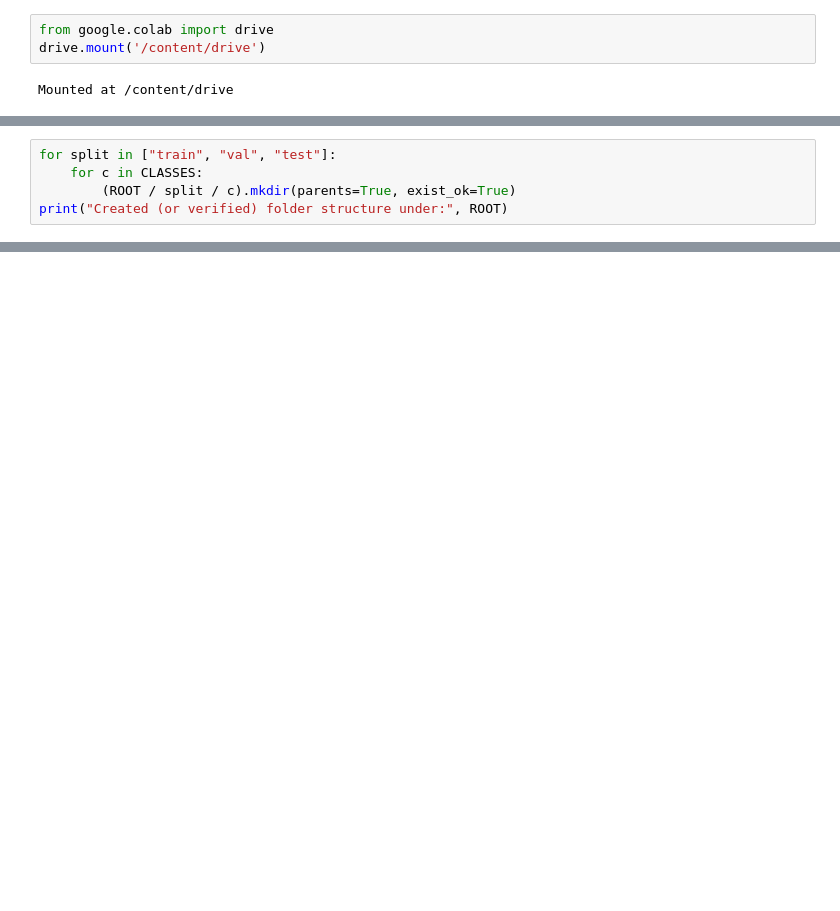
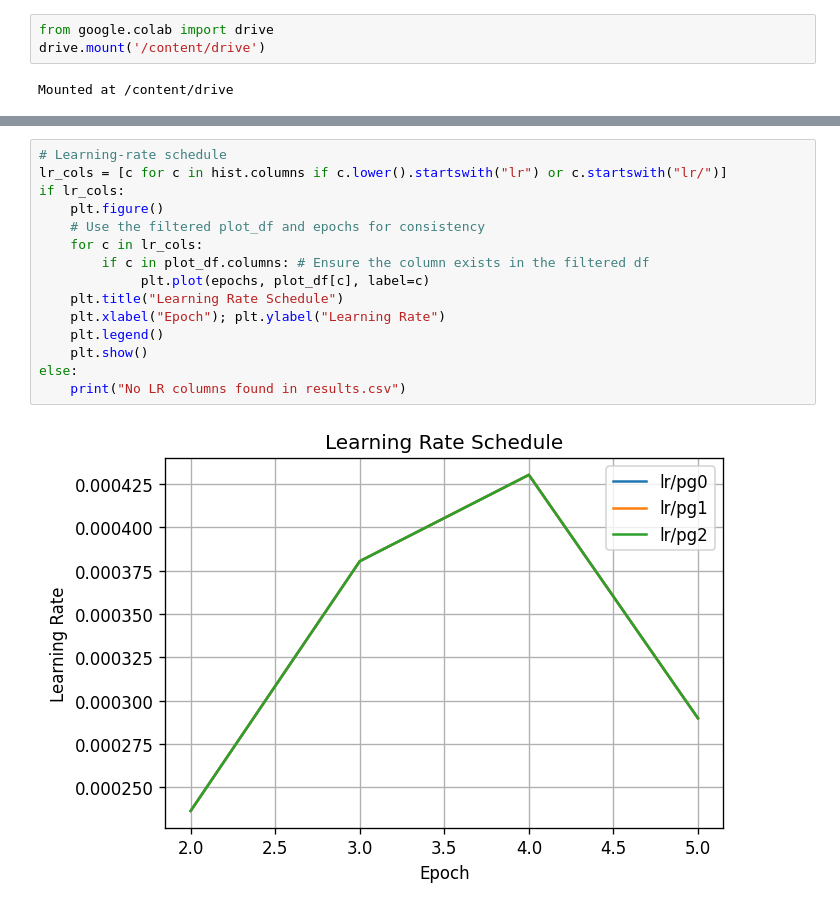
Before and after one commit to Laksopan23/Brain-Tumor-Detection-Models, a Jupyter notebook: Yolov11n.ipynb, the cells around one changed output, grey strips where cells are left out. Drawn from its saved outputs; the diff is of its cells as text; blank space fills up the shorter version.

```diff
--- a/Yolov11n.ipynb
+++ b/Yolov11n.ipynb
@@ -83,5 +33,0 @@ SRC, ROOT, CLASSES, EXTS
-# %%
-for split in ["train", "val", "test"]:
-    for c in CLASSES:
-        (ROOT / split / c).mkdir(parents=True, exist_ok=True)
-print("Created (or verified) folder structure under:", ROOT)
@@ -526,0 +399,17 @@ Using 800 images total for histogram.
+# %%
+# Learning-rate schedule
+lr_cols = [c for c in hist.columns if c.lower().startswith("lr") or c.startswith("lr/")]
+if lr_cols:
+    plt.figure()
+    # Use the filtered plot_df and epochs for consistency
+    for c in lr_cols:
+        if c in plot_df.columns: # Ensure the column exists in the filtered df
+             plt.plot(epochs, plot_df[c], label=c)
+    plt.title("Learning Rate Schedule")
+    plt.xlabel("Epoch"); plt.ylabel("Learning Rate")
+    plt.legend()
+    plt.show()
+else:
+    print("No LR columns found in results.csv")
+# %% [output]
+[figure, added]
```
Also changed, not shown: parts of 49 cells of this notebook.
